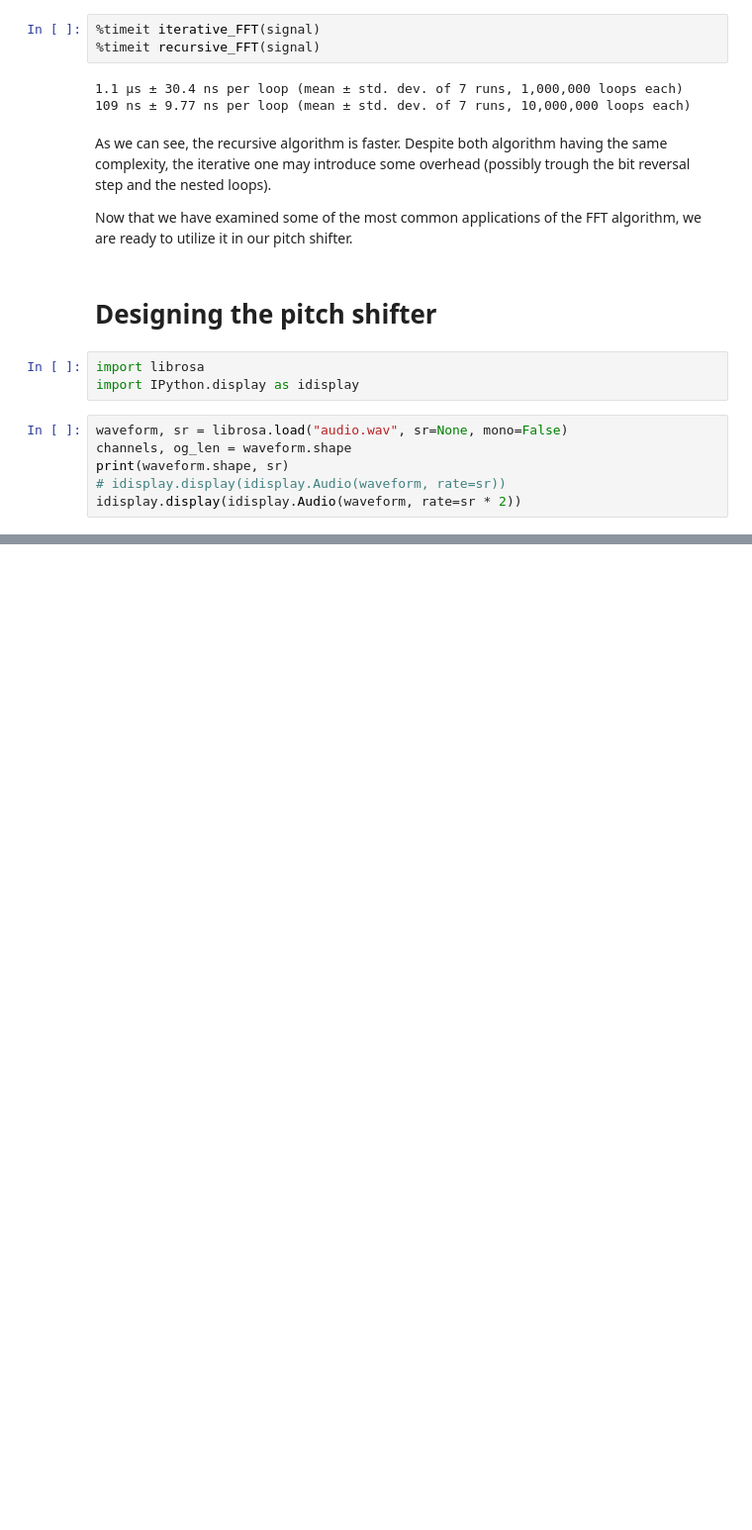
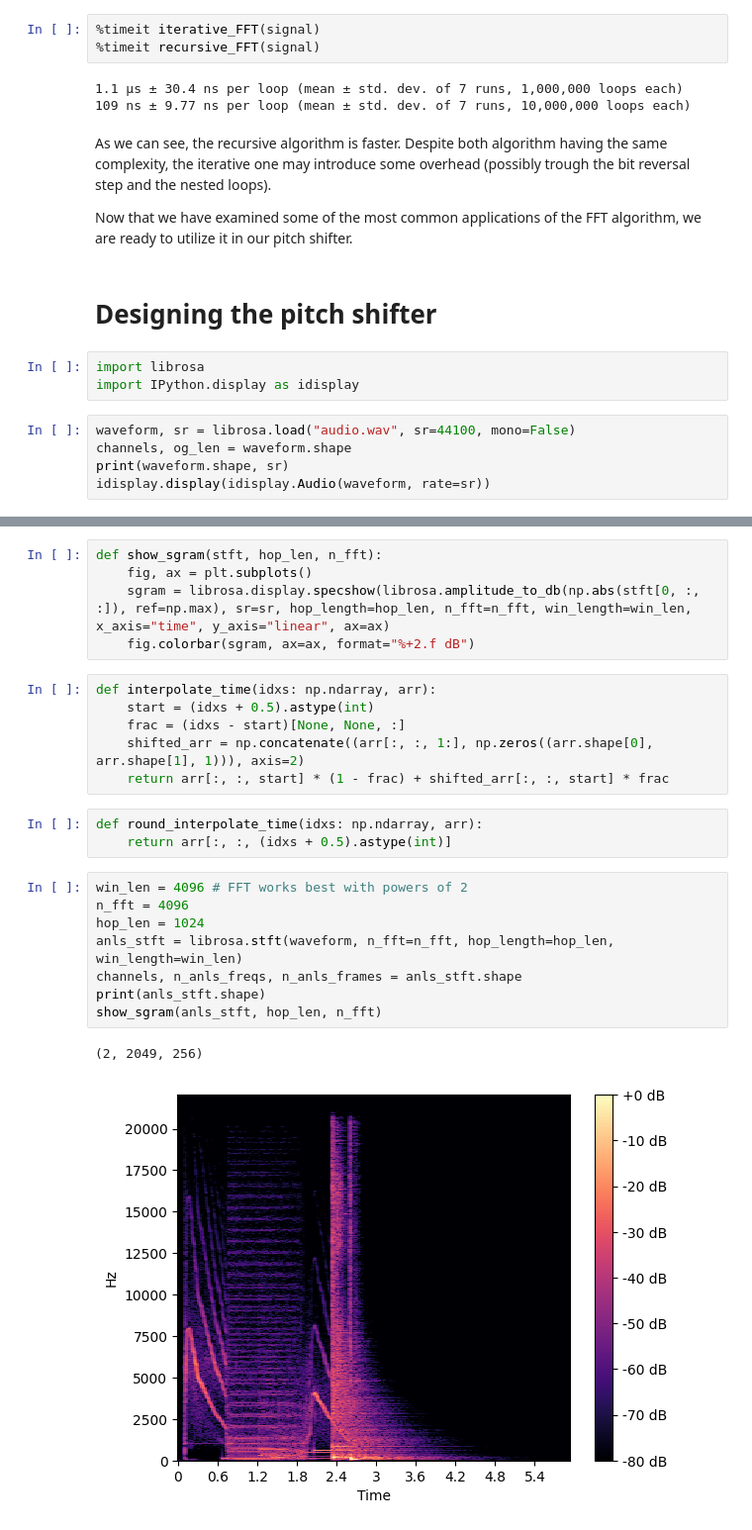
Before and after one commit to godblessourdeadkotatsu/dba2024, a Jupyter notebook: fft.ipynb, the cells around one changed output, grey strips where cells are left out. Shown at 99% size. Drawn from its saved outputs; the diff is of its cells as text; blank space fills up the shorter version.

Commit message:
audio finalmente

```diff
--- a/fft.ipynb
+++ b/fft.ipynb
@@ -469,9 +469,8 @@ Now that we have examined some of the most common applications of the FFT algori
 import librosa
 import IPython.display as idisplay
 # %%
-waveform, sr = librosa.load("audio.wav", sr=None, mono=False)
+waveform, sr = librosa.load("audio.wav", sr=44100, mono=False)
 channels, og_len = waveform.shape
 print(waveform.shape, sr)
-# idisplay.display(idisplay.Audio(waveform, rate=sr))
-idisplay.display(idisplay.Audio(waveform, rate=sr * 2))
+idisplay.display(idisplay.Audio(waveform, rate=sr))
 # %% [output]
@@ -495,0 +479,25 @@ ImportError: numpy.core.multiarray failed to import (auto-generated because you
+# %%
+def show_sgram(stft, hop_len, n_fft):
+    fig, ax = plt.subplots()
+    sgram = librosa.display.specshow(librosa.amplitude_to_db(np.abs(stft[0, :, :]), ref=np.max), sr=sr, hop_length=hop_len, n_fft=n_fft, win_length=win_len, x_axis="time", y_axis="linear", ax=ax)
+    fig.colorbar(sgram, ax=ax, format="%+2.f dB")
+# %%
+def interpolate_time(idxs: np.ndarray, arr):
+    start = (idxs + 0.5).astype(int)
+    frac = (idxs - start)[None, None, :]
+    shifted_arr = np.concatenate((arr[:, :, 1:], np.zeros((arr.shape[0], arr.shape[1], 1))), axis=2)
+    return arr[:, :, start] * (1 - frac) + shifted_arr[:, :, start] * frac
+# %%
+def round_interpolate_time(idxs: np.ndarray, arr):
+    return arr[:, :, (idxs + 0.5).astype(int)]
+# %%
+win_len = 4096 # FFT works best with powers of 2
+n_fft = 4096
+hop_len = 1024
+anls_stft = librosa.stft(waveform, n_fft=n_fft, hop_length=hop_len, win_length=win_len)
+channels, n_anls_freqs, n_anls_frames = anls_stft.shape
+print(anls_stft.shape)
+show_sgram(anls_stft, hop_len, n_fft)
+# %% [output]
+(2, 2049, 256)
+[figure, added]
```
Also changed, not shown: parts of 1 cell of this notebook.
